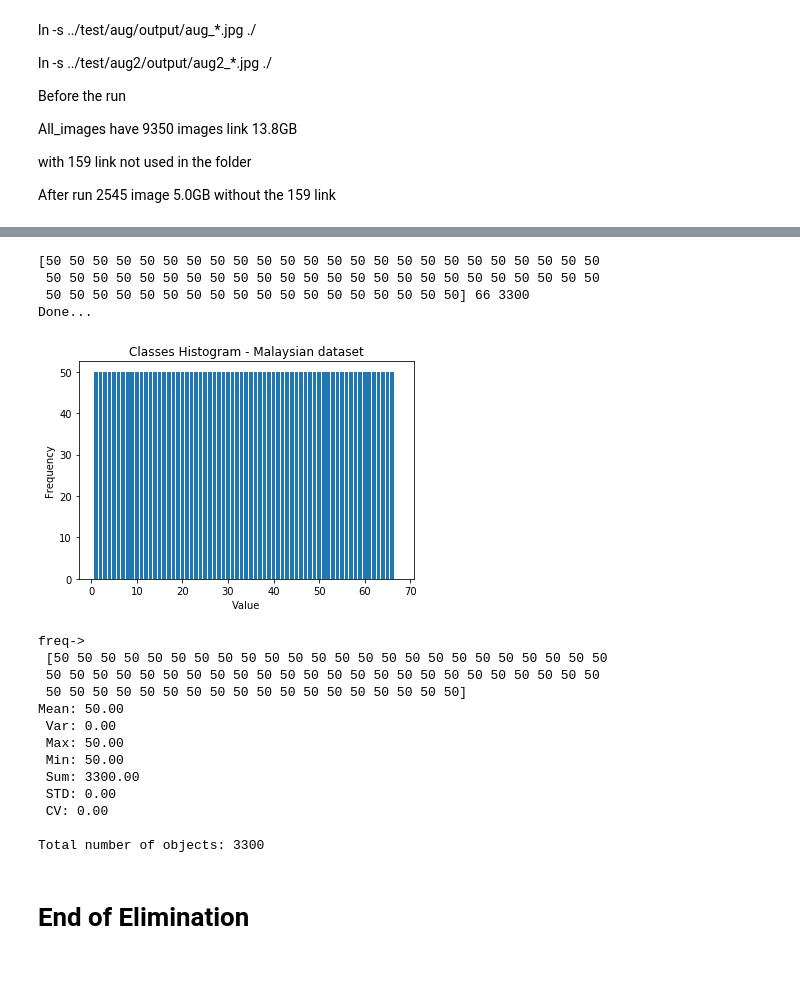
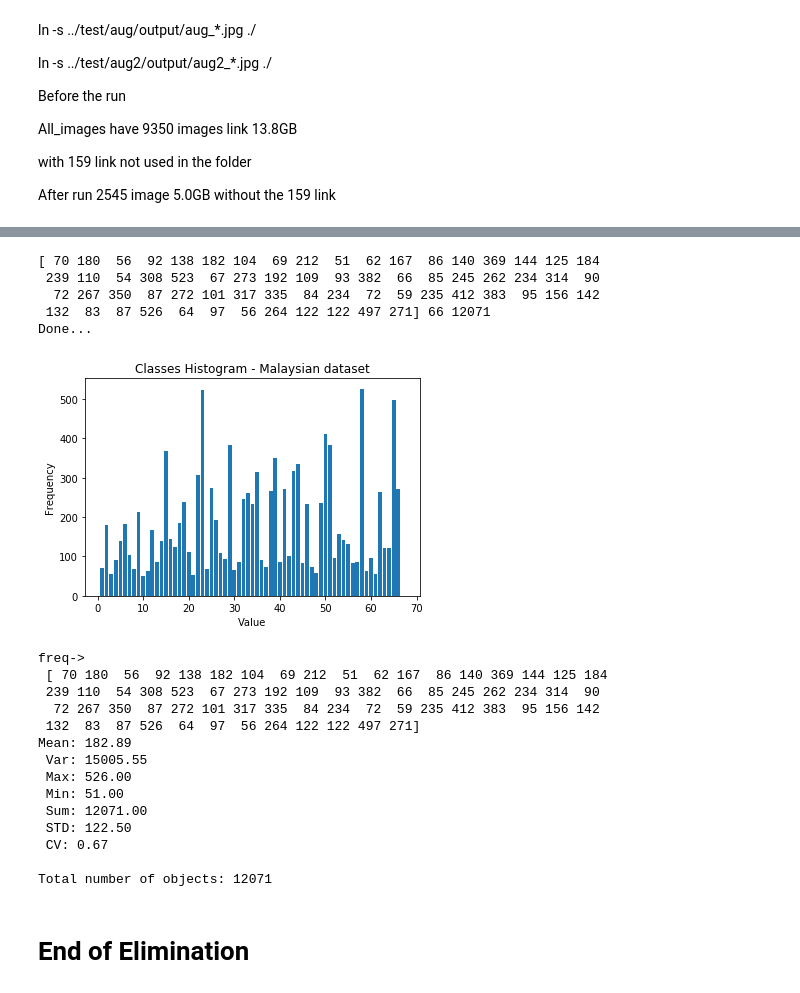
Before and after one commit to hhawary/MTSD_Augmentation, a Jupyter notebook: Augmentv2.ipynb, the cells around one changed output, grey strips where cells are left out. Drawn from its saved outputs; the diff is of its cells as text; code cells hidden in the pictures.

```diff
--- a/Augmentv2.ipynb
+++ b/Augmentv2.ipynb
@@ -221,7 +271,7 @@ im_path = './data/test2/aug/'
 files = [f for f in os.listdir(im_path) if os.path.isfile(os.path.join(im_path,f))]
 # %%
 mask_path = './data/test2/aug_gt/'
-label_path = './data/test/aug_labels/'
+label_path = './data/test2/aug_labels/'
 
 for fil in files:
     if not os.path.isfile(os.path.join(label_path, fil.split('.')[0]+'.txt')):
@@ -425,9 +475,9 @@ import matplotlib.pyplot as plt
 import matplotlib.image as mpimg
 import numpy as np
 
-mask_gt_path = './data/test/aug/output/'
-label_path = './data/test/aug_labels/'
-f_anno = open('results/gt_phase_1.txt', 'r')
+mask_gt_path = './data/test2/aug/output/'
+label_path = './data/test2/aug_labels/'
+f_anno = open('results2/gt_phase_1.txt', 'r')
 lines = f_anno.readlines()
 
 outlayer = []
@@ -441,7 +491,7 @@ for i, line in enumerate(lines):
         x2 = int(spl[3])#-1
         y2 = int(spl[4])#-1
 
-        f_fname = os.path.join('./data/test/aug/',fname)
+        f_fname = os.path.join('./data/test2/aug/',fname)
         img = Image.open(f_fname)
         #img=mpimg.imread(f_fname)
         #if (x1 == 0) or (x2 == img.shape[1]) or (y1 == 0) or (y2 == img.shape[0]):
@@ -1607,5 +1678,5 @@ print (frq, len(frq), np.sum(frq))
 # %%
-final_anno_path = 'results/gt_final.txt'
+final_anno_path = 'results2/gt_final.txt'
 final_anno = open(final_anno_path, 'rt')
 
 # 1- Collect the total frequancy for each object
@@ -1622,9 +1693,10 @@ print (final_frq, len(final_frq), np.sum(final_frq))
 final_anno.close()
 print ('Done...')
 # %% [output]
-[50 50 50 50 50 50 50 50 50 50 50 50 50 50 50 50 50 50 50 50 50 50 50 50
- 50 50 50 50 50 50 50 50 50 50 50 50 50 50 50 50 50 50 50 50 50 50 50 50
- 50 50 50 50 50 50 50 50 50 50 50 50 50 50 50 50 50 50] 66 3300
+[ 70 180  56  92 138 182 104  69 212  51  62 167  86 140 369 144 125 184
+ 239 110  54 308 523  67 273 192 109  93 382  66  85 245 262 234 314  90
+  72 267 350  87 272 101 317 335  84 234  72  59 235 412 383  95 156 142
+ 132  83  87 526  64  97  56 264 122 122 497 271] 66 12071
 Done...
 # %%
 import matplotlib.pyplot as plt
@@ -1632,7 +1704,7 @@ import numpy as np
 
 %matplotlib inline
 
-file_p = 'results/gt_final.txt'
+file_p = 'results2/gt_final.txt'
 
 #file_p = '/home/hossam/PycharmProjects/tsr-py-faster-rcnn/data/GTSDB/Annotations/gt.txt'
 
@@ -1650,47 +1722,48 @@ for line in file:
 # plt.legend()
 # plt.show()
 
 plt.hist(tmp,histtype='bar', rwidth=0.8,bins=range(1,69,1), align='left')
 ###plt.hist(tmp,histtype='bar', rwidth=0.8,bins=range(1,50,1), align='left')
 plt.title("Classes Histogram - Malaysian dataset")
 plt.xlabel("Value")
 plt.ylabel("Frequency")
 
 plt.show()
 
 #print tmp
 file.close()
 a = np.array(tmp)
 unique, counts = np.unique(a, return_counts=True)
 
 frq = np.array(counts)
 print ('freq->\n',counts)
 #print keep
 #print classes[keep]
 #print a.mean(), a.var(), a.max(), a.min(), a.sum(), a.std()
 print ('Mean: {:.2f}\n'.format(frq.mean()),\
     'Var: {:.2f}\n'.format(frq.var()),\
     'Max: {:.2f}\n'.format(frq.max()),\
     'Min: {:.2f}\n'.format(frq.min()),\
     'Sum: {:.2f}\n'.format(frq.sum()),\
     'STD: {:.2f}\n'.format(frq.std()),\
     'CV: {:.2f}\n'.format(frq.std()/frq.mean()))
 print ('Total number of objects:',len(tmp))
 # %% [output]
-[figure, old version]
+[figure, new version]
 freq->
- [50 50 50 50 50 50 50 50 50 50 50 50 50 50 50 50 50 50 50 50 50 50 50 50
- 50 50 50 50 50 50 50 50 50 50 50 50 50 50 50 50 50 50 50 50 50 50 50 50
- 50 50 50 50 50 50 50 50 50 50 50 50 50 50 50 50 50 50]
-Mean: 50.00
- Var: 0.00
- Max: 50.00
- Min: 50.00
- Sum: 3300.00
- STD: 0.00
- CV: 0.00
+ [ 70 180  56  92 138 182 104  69 212  51  62 167  86 140 369 144 125 184
+ 239 110  54 308 523  67 273 192 109  93 382  66  85 245 262 234 314  90
+  72 267 350  87 272 101 317 335  84 234  72  59 235 412 383  95 156 142
+ 132  83  87 526  64  97  56 264 122 122 497 271]
+Mean: 182.89
+ Var: 15005.55
+ Max: 526.00
+ Min: 51.00
+ Sum: 12071.00
+ STD: 122.50
+ CV: 0.67
 
-Total number of objects: 3300
+Total number of objects: 12071
 # %% [markdown]
 # End of Elimination
 # %% [markdown]
```
Also changed, not shown: parts of 22 cells of this notebook, 32 other files.
